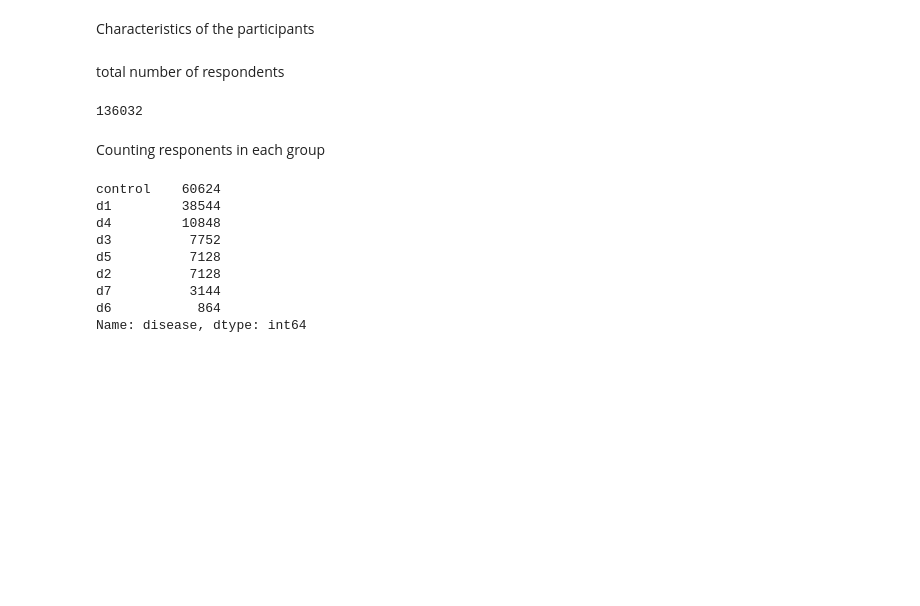
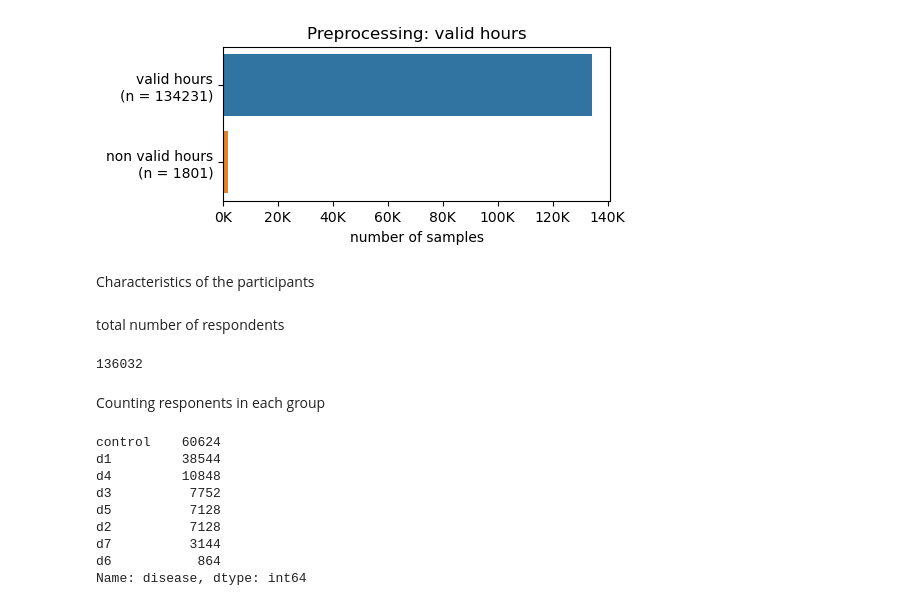
Before and after one commit to mjoeli/csb_project, a Jupyter notebook: statistics.ipynb, the cells around one changed output. Saved outputs shown, nothing was run; the diff lists cells and outputs as text; code cells hidden in the pictures; blank space fills up the shorter version.

```diff
--- a/statistics.ipynb
+++ b/statistics.ipynb
@@ -33,3 +18,25 @@ df
+# %%
+valid_hour_threshold = 0.0
+
+fig = plt.figure(figsize=[5,2])
+_valid_hours = len(df[df['GGIR_N_valid_hours']>valid_hour_threshold])
+_non_valid_hours = len(df[df['GGIR_N_valid_hours']<=valid_hour_threshold])
+
+data = pd.DataFrame({
+    f'valid hours\n(n = {_valid_hours})': [_valid_hours],
+    f'non valid hours\n(n = {_non_valid_hours})': [_non_valid_hours],
+})
+
+p = sns.barplot(data=data, orient='horizontal')
+xlabels = ['{:,.0f}'.format(x) + 'K' for x in p.get_xticks()/1000]
+p.set_xticklabels(xlabels)
+#plt.xticks(rotation=-20)
+plt.xlabel("number of samples")
+
+plt.title(f"Preprocessing: valid hours")
+plt.show()
+# %% [output]
+[figure, added]
 # %% [markdown]
 Characteristics of the participants
 # %% [markdown]
```
Also changed, not shown: parts of 15 cells of this notebook, 1 other file.
